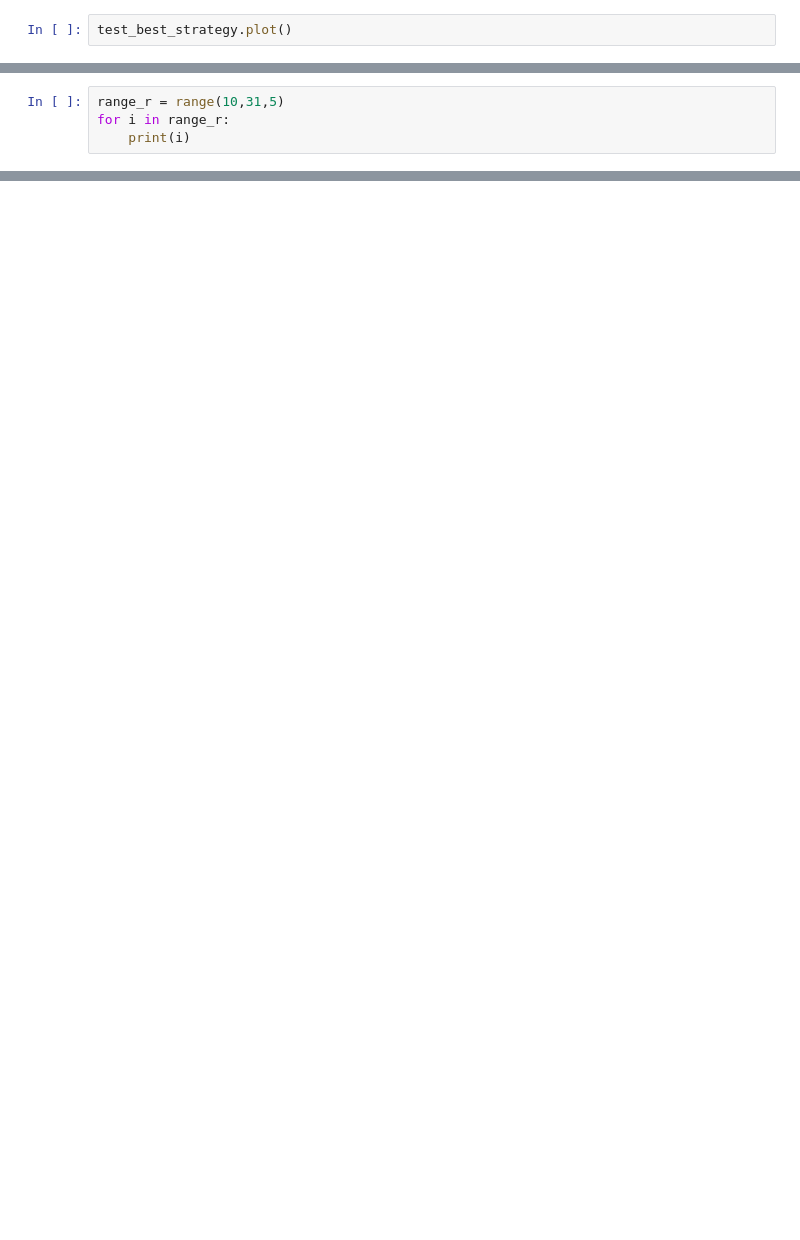
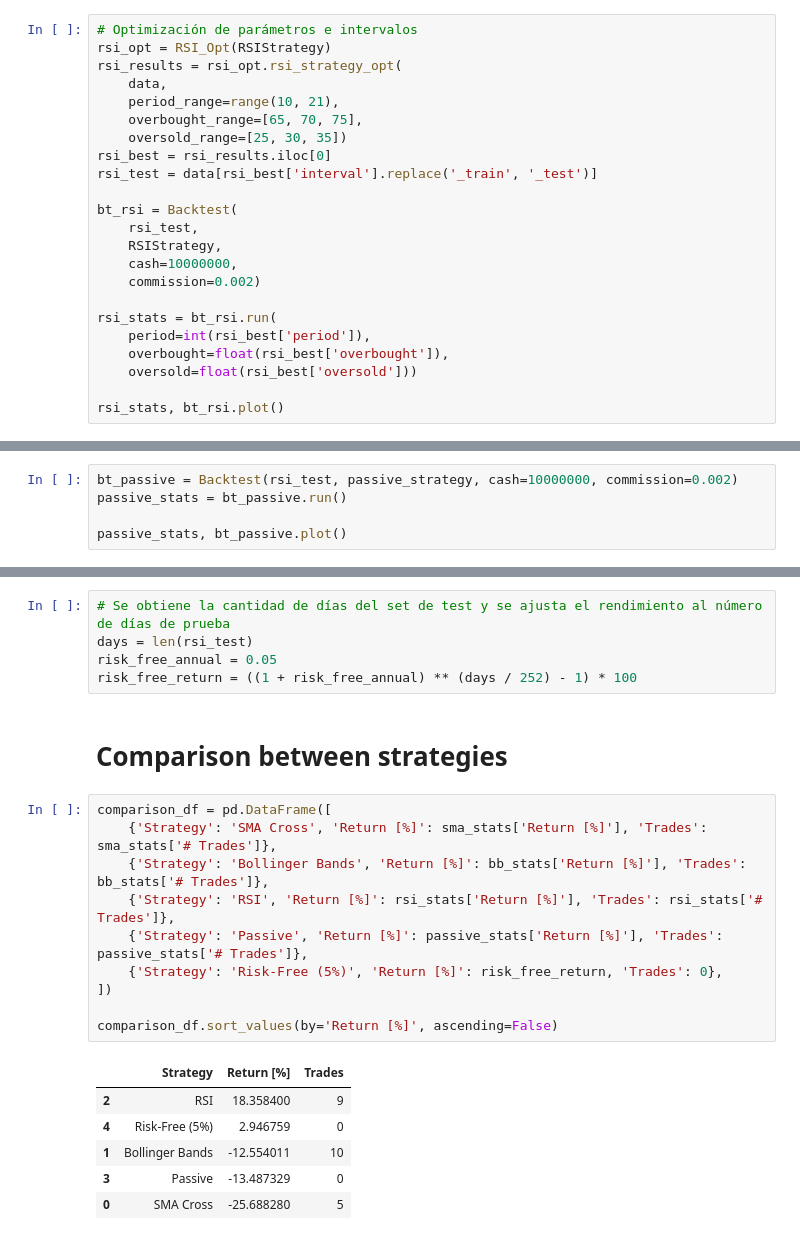
Before and after one commit to RIT5641/technical_analysis_project, a Jupyter notebook: report.ipynb, the cells around one changed output, grey strips where cells are left out. Drawn from its saved outputs; the diff is of its cells as text; blank space fills up the shorter version.

```diff
--- a/report.ipynb
+++ b/report.ipynb
@@ -65,5 +106,26 @@ dtype: object
 # %%
-test_best_strategy.plot()
+# Optimización de parámetros e intervalos
+rsi_opt = RSI_Opt(RSIStrategy)
+rsi_results = rsi_opt.rsi_strategy_opt(
+    data,
+    period_range=range(10, 21),
+    overbought_range=[65, 70, 75],
+    oversold_range=[25, 30, 35])
+rsi_best = rsi_results.iloc[0]
+rsi_test = data[rsi_best['interval'].replace('_train', '_test')]
+
+bt_rsi = Backtest(
+    rsi_test,
+    RSIStrategy,
+    cash=10000000,
+    commission=0.002)
+
+rsi_stats = bt_rsi.run(
+    period=int(rsi_best['period']),
+    overbought=float(rsi_best['overbought']),
+    oversold=float(rsi_best['oversold']))
+
+rsi_stats, bt_rsi.plot()
 # %% [output]
 [interactive output not drawn]
 [interactive output not drawn]
@@ -71,5 +153,6 @@ GridPlot(id='p2862', ...)
 # %%
-range_r = range(10,31,5)
-for i in range_r:
-    print(i)
+bt_passive = Backtest(rsi_test, passive_strategy, cash=10000000, commission=0.002)
+passive_stats = bt_passive.run()
+
+passive_stats, bt_passive.plot()
 # %% [output]
@@ -80,0 +180,24 @@ for i in range_r:
+# %%
+# Se obtiene la cantidad de días del set de test y se ajusta el rendimiento al número de días de prueba
+days = len(rsi_test)
+risk_free_annual = 0.05
+risk_free_return = ((1 + risk_free_annual) ** (days / 252) - 1) * 100
+# %% [markdown]
+# Comparison between strategies
+# %%
+comparison_df = pd.DataFrame([
+    {'Strategy': 'SMA Cross', 'Return [%]': sma_stats['Return [%]'], 'Trades': sma_stats['# Trades']},
+    {'Strategy': 'Bollinger Bands', 'Return [%]': bb_stats['Return [%]'], 'Trades': bb_stats['# Trades']},
+    {'Strategy': 'RSI', 'Return [%]': rsi_stats['Return [%]'], 'Trades': rsi_stats['# Trades']},
+    {'Strategy': 'Passive', 'Return [%]': passive_stats['Return [%]'], 'Trades': passive_stats['# Trades']},
+    {'Strategy': 'Risk-Free (5%)', 'Return [%]': risk_free_return, 'Trades': 0},
+])
+
+comparison_df.sort_values(by='Return [%]', ascending=False)
+# %% [output]
+|  | Strategy | Return [%] | Trades |
+| 2 | RSI | 18.358400 | 9 |
+| 4 | Risk-Free (5%) | 2.946759 | 0 |
+| 1 | Bollinger Bands | -12.554011 | 10 |
+| 3 | Passive | -13.487329 | 0 |
+| 0 | SMA Cross | -25.688280 | 5 |
```
Also changed, not shown: parts of 13 cells of this notebook, 3 other files.
